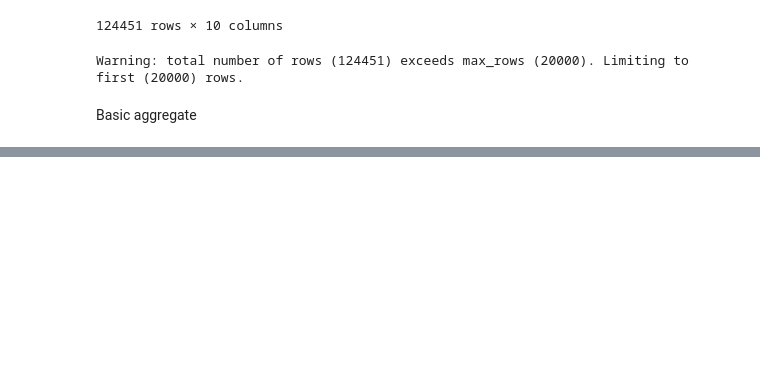
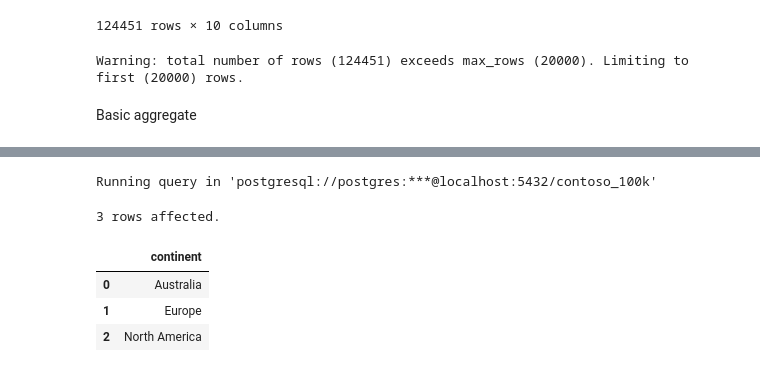
Before and after one commit to nayeemtalukder1/Data-Science-Algorithms, a Jupyter notebook: Resources/Blank_SQL_Notebook.ipynb, the cells around one changed output, grey strips where cells are left out. Drawn from its saved outputs; the diff is of its cells as text; code cells hidden in the pictures; blank space fills up the shorter version.

```diff
--- a/Resources/Blank_SQL_Notebook.ipynb
+++ b/Resources/Blank_SQL_Notebook.ipynb
@@ -350,0 +466,15 @@ Basic aggregate
+# %%
+%%sql
+SELECT DISTINCT
+    continent
+FROM
+    customer
+ORDER BY
+    continent;
+# %% [output]
+Running query in 'postgresql://postgres:***@localhost:5432/contoso_100k'
+3 rows affected.
+|  | continent |
+| 0 | Australia |
+| 1 | Europe |
+| 2 | North America |
```
Also changed, not shown: parts of 5 cells of this notebook.
